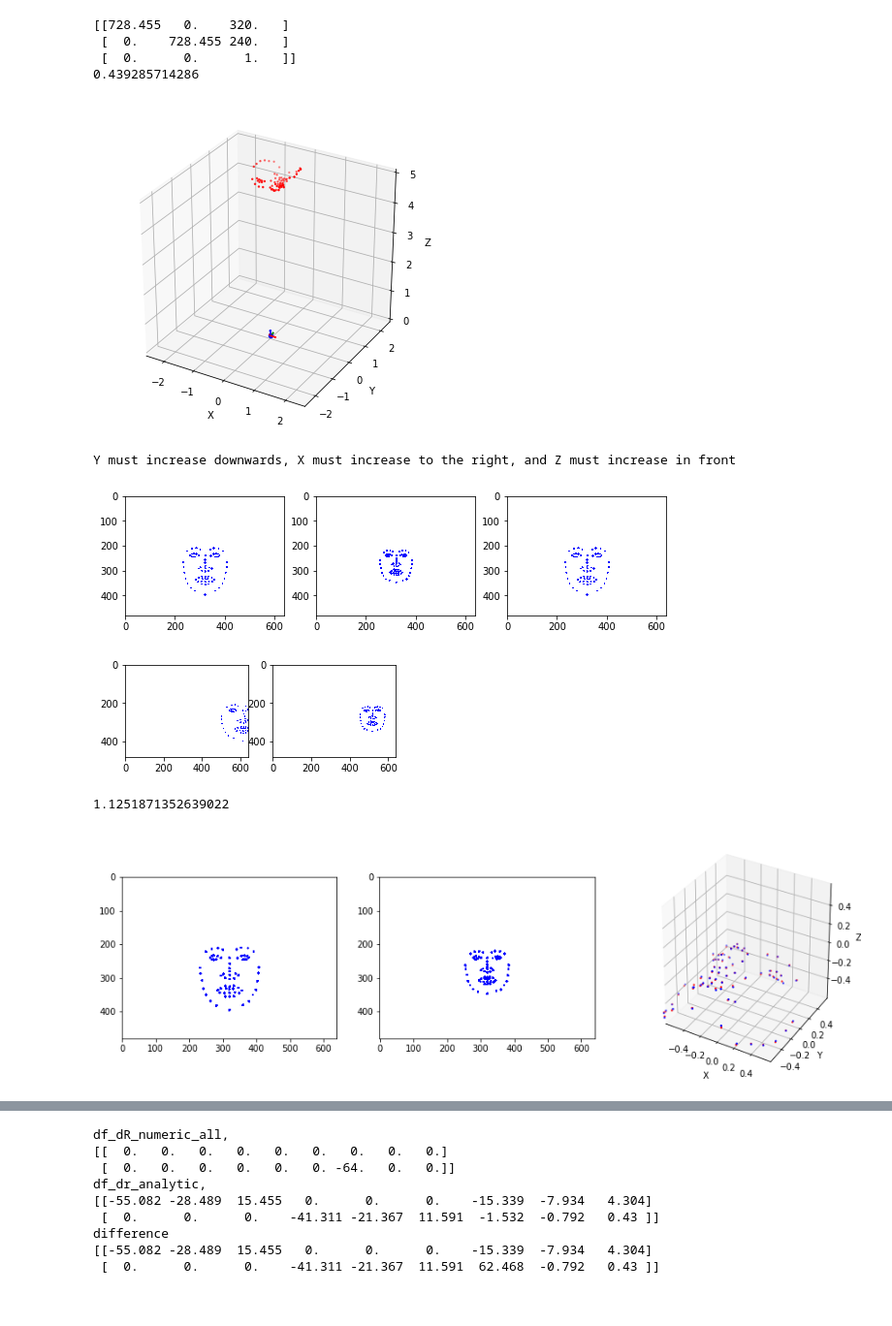
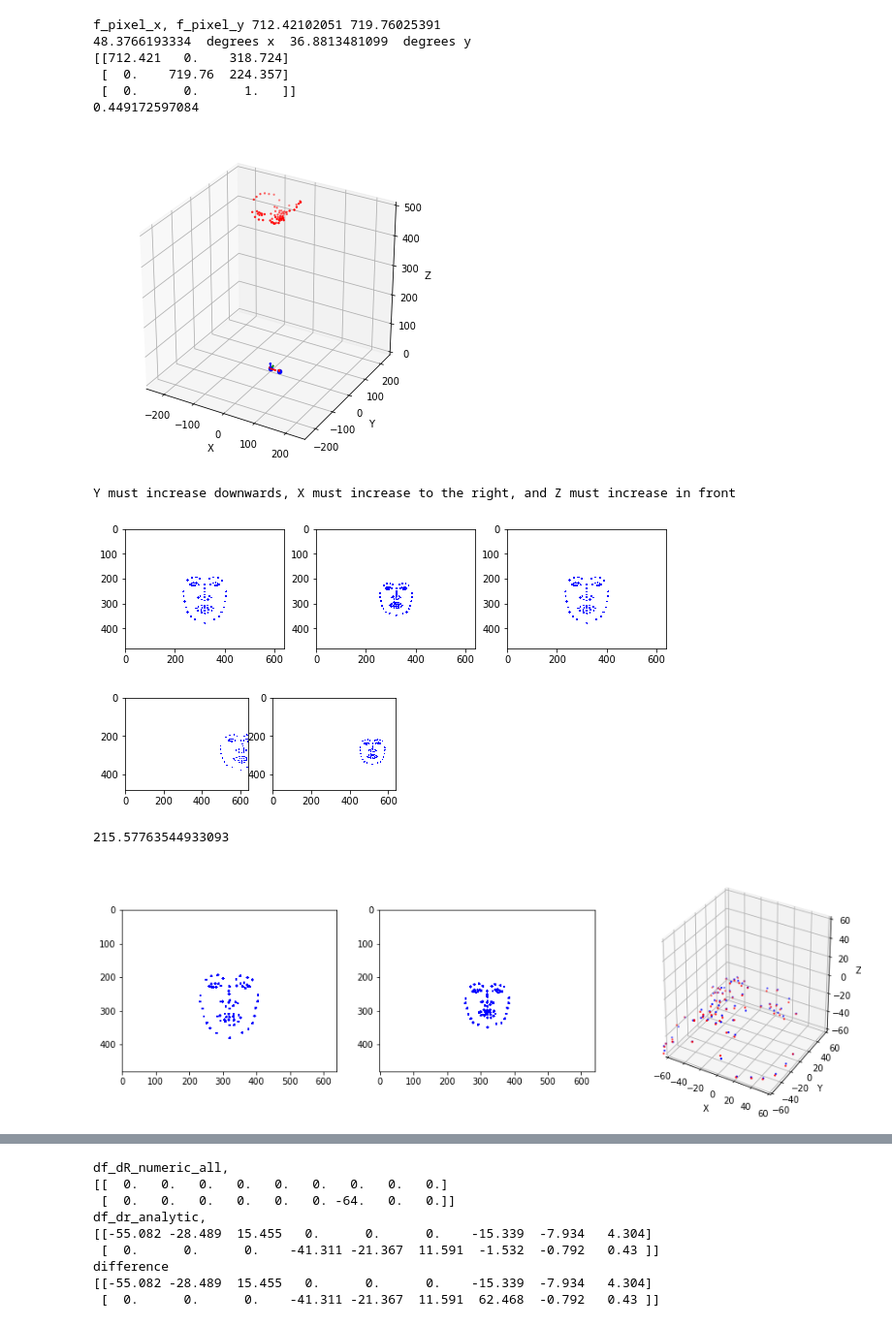
Before and after one commit to Iftimie/Camera-Perception-Experiments, a Jupyter notebook: AFTCore-perspective correction.ipynb, the cells around one changed output, grey strips where cells are left out. Shown: that part at 97% size. Saved outputs shown, nothing was run; the diff lists cells and outputs as text; code cells hidden in the pictures.

```diff
--- a/AFTCore-perspective correction.ipynb
+++ b/AFTCore-perspective correction.ipynb
@@ -116,8 +116,9 @@ points_3d_s = """static const PCA_POINT Frontal_MIDDLE_PCA_POINT[] = {
 random_noise = np.random.randn(2,69) * 2
 
 DO_NOT_CONSIDER_OX_OY = False
-PIXEL_WIDTH_IS_PIXEL_HEIGHT = True
-USE_ESTIMATED_CAMERA_MATRIX = False
+PIXEL_WIDTH_IS_PIXEL_HEIGHT = False
+PIXEL_HEIGHT_IS_PIXEL_WIDTH = False
+USE_ESTIMATED_CAMERA_MATRIX = True
 
 def load_points(points_3d_s, apply_revert = True, apply_translation = True):
     # load the 3d values
@@ -129,18 +130,20 @@ def load_points(points_3d_s, apply_revert = True, apply_translation = True):
         points_float.append(string_values)
     points_3d = np.array(points_float).T
 
-    #scale is in milimeters, I should normalize it in decimeters
-    points_3d /=100
 
     if apply_revert:
         points_3d[2,:] *=-1
         points_3d[1,:] *=-1
         if apply_translation == True:
-            points_3d[2,:] +=500/ 100 #500 milimeters to 5 decimeters
+            points_3d[2,:] +=500
     return points_3d
 
 def createCalibMatrix(fx, fy,ox,oy):#f_pixel_x, f_pixel_y
     if PIXEL_WIDTH_IS_PIXEL_HEIGHT == True:
+        return np.array([[  fy ,   0.  ,  ox], #increasing this will move the face to the right of the image
+                         [  0. ,   fy  ,  oy], #increasing this will move the face to the bottom of the image
+                         [  0. ,   0.  ,       1.    ]])
+    elif PIXEL_HEIGHT_IS_PIXEL_WIDTH == True:
         return np.array([[  fx ,   0.  ,  ox], #increasing this will move the face to the right of the image
                          [  0. ,   fx  ,  oy], #increasing this will move the face to the bottom of the image
                          [  0. ,   0.  ,       1.    ]])
@@ -189,9 +192,9 @@ def plotFacesModel(face_model, R1, C1, R2, C2, f, fig, subplot_code, fov_x, fov_
     ax.set_xlabel('X')
     ax.set_ylabel('Y')
     ax.set_zlabel('Z')
-    ax.set_xlim(-250 / 100.0,250 / 100.0)
-    ax.set_ylim(-250/ 100.0,250/ 100.0)
-    ax.set_zlim(0,500/ 100.0)
+    ax.set_xlim(-250 ,250 )
+    ax.set_ylim(-250,250)
+    ax.set_zlim(0,500)
 
     #camera1
     heading_vector = np.array([[0,0,f]]).T
@@ -243,9 +246,9 @@ def plotFacesModel(face_model, R1, C1, R2, C2, f, fig, subplot_code, fov_x, fov_
 
 
     #x y z axes
-    ax.quiver(0,0,0,20/ 100.0,0,0, colors='r')
-    ax.quiver(0,0,0,0,20/ 100.0,0, colors='g')
-    ax.quiver(0,0,0,0,0,20/ 100.0, colors='b')
+    ax.quiver(0,0,0,20,0,0, colors='r')
+    ax.quiver(0,0,0,0,20,0, colors='g')
+    ax.quiver(0,0,0,0,0,20, colors='b')
 
 def plotProjections(P1, P2, model_3d, ox, oy, fig, subplot_code):
     #camera 1
@@ -282,42 +285,57 @@ def plotProjections(P1, P2, model_3d, ox, oy, fig, subplot_code):
 def getCameraParams():
     img_w = 640
     img_h = 480
-    f_mm = 4200.0 / 100000 # 4200 is in um, thus -> dm # initially was to mm by dividing by 1000
-    pixel_width = 3690.0 / 100000
+    f_mm = 4200.0 / 1000 # 4200 is in um, thus -> dm # initially was to mm by dividing by 1000
+    pixel_width = 3690.0 / 1000
     #http://answers.opencv.org/question/17076/conversion-focal-distance-from-mm-to-pixels/
     f_pixel_x = (f_mm / pixel_width) * img_w
     f_pixel_y = (f_mm / pixel_width) * img_h
     if DO_NOT_CONSIDER_OX_OY:
         ox = 0
         oy = 0
     else:
         ox = img_w /2
         oy = img_h /2
     #https://stackoverflow.com/questions/39992968/how-to-calculate-field-of-view-of-the-camera-from-camera-intrinsic-matrix?rq=1
+    if PIXEL_WIDTH_IS_PIXEL_HEIGHT:
+        f_pixel_x = f_pixel_y
+    elif PIXEL_HEIGHT_IS_PIXEL_WIDTH:
+        f_pixel_y = f_pixel_x
+    #print "f_pixel_x, f_pixel_y", f_pixel_x, f_pixel_y
     fov_x = 2* math.atan(img_w/(2*f_pixel_x)) * 180.0 / math.pi
     fov_y = 2* math.atan(img_h/(2*f_pixel_y)) * 180.0 / math.pi
+    #print fov_x, " degrees x ", fov_y, " degrees y"
     return img_w, img_h, f_pixel_x, f_pixel_y, ox, oy, fov_x, fov_y, f_mm
 
 
 img_w, img_h, f_pixel_x, f_pixel_y, ox, oy, fov_x, fov_y, f_mm = getCameraParams()
 K = createCalibMatrix(f_pixel_x, f_pixel_y,ox,oy)
+if USE_ESTIMATED_CAMERA_MATRIX:
+    f_pixel_x = K[0,0]
+    f_pixel_y = K[1,1]
+print "f_pixel_x, f_pixel_y", f_pixel_x, f_pixel_y
+fov_x = 2* math.atan(img_w/(2*f_pixel_x)) * 180.0 / math.pi
+fov_y = 2* math.atan(img_h/(2*f_pixel_y)) * 180.0 / math.pi
+print fov_x, " degrees x ", fov_y, " degrees y"
 print K
 face_model = load_points(points_3d_s, apply_revert = True, apply_translation = True)
 P1, R1, C1  = createCameraMatrix_1(f_pixel_x, f_pixel_y, ox,oy)
 P2, R2, C2  = createCameraMatrix_2(-0.2, f_pixel_x, f_pixel_y, ox,oy)
 
 plt.rcParams['figure.figsize'] = [6, 6]
 fig = plt.figure()
 plotFacesModel(face_model, R1, C1, R2, C2, f_mm, fig, subplot_code = 111, fov_x = fov_x, fov_y = fov_y)
 plt.show()
 
 print "Y must increase downwards, X must increase to the right, and Z must increase in front"
 # %% [output]
-[[728.455   0.    320.   ]
- [  0.    728.455 240.   ]
+f_pixel_x, f_pixel_y 712.42102051 719.76025391
+48.3766193334  degrees x  36.8813481099  degrees y
+[[712.421   0.    318.724]
+ [  0.    719.76  224.357]
  [  0.      0.      1.   ]]
-0.439285714286
+0.449172597084
-[figure, old version]
+[figure, new version]
 Y must increase downwards, X must increase to the right, and Z must increase in front
 # %%
 def plotPerspective(P1, model_3d, img_w, img_h, fig, subplot_code):
@@ -340,7 +358,7 @@ def plotOrthographic(R1, C1, model_3d, img_w, img_h, fig, subplot_code):
 
     #camera 1  first model
     image1 = np.ones((img_h, img_w ,3), np.uint8) * 255
-    projected_points1 = R1.dot(model_3d * 100) + C1.reshape((3,1))
+    projected_points1 = R1.dot(model_3d ) + C1.reshape((3,1))
 
     if DO_NOT_CONSIDER_OX_OY:
         ox = 0
@@ -379,10 +397,10 @@ plotOrthographic(R1, C1, face_model, img_w, img_h, fig, subplot_code = 132)
 plotPerspective_v2(R1, C1, face_model, img_w, img_h, fig, subplot_code = 133)
 plt.show()
 # %% [output]
-[figure, old version]
+[figure, new version]
 # %%
 face_model_copy = face_model.copy()
-face_model_copy[0,:] +=200/ 100.0
+face_model_copy[0,:] +=200
 
 plt.rcParams['figure.figsize'] = [5, 5]
 fig = plt.figure()
@@ -390,7 +408,7 @@ plotPerspective(P1, face_model_copy, img_w, img_h, fig, subplot_code = 121)
 plotOrthographic(R1, C1, face_model_copy, img_w, img_h, fig, subplot_code = 122)
 plt.show()
 # %% [output]
-[figure, old version]
+[figure, new version]
 # %%
 
 def load_evectors(n_points, n_eigenvectors):
@@ -421,9 +439,9 @@ def plotDeformedVSOriginal(fig, deformed, original, subplot_code):
     ax.set_xlabel('X')
     ax.set_ylabel('Y')
     ax.set_zlabel('Z')
-    ax.set_xlim(-60/ 100.0,60/ 100.0)
-    ax.set_ylim(-60/ 100.0,60/ 100.0)
-    ax.set_zlim(-60/ 100.0,60/ 100.0)
+    ax.set_xlim(-60,60)
+    ax.set_ylim(-60,60)
+    ax.set_zlim(-60,60)
 
     xs = deformed[0,:]
     ys = deformed[1,:]
@@ -439,7 +457,7 @@ evectors = load_evectors(face_model.shape[1], 48)
 pDeformation = load_pDeformation()
 
 original_model = load_points(points_3d_s, apply_revert = False)
-delta_model = evectors.dot(pDeformation).reshape(-1, 1)/ 100.0
+delta_model = evectors.dot(pDeformation).reshape(-1, 1)
 
 face_model_copy = original_model.copy().reshape((original_model.shape[0] * original_model.shape[1], 1))
 original_model = original_model.reshape((original_model.shape[0] * original_model.shape[1], 1))
@@ -456,19 +474,19 @@ plotDeformedVSOriginal(fig, face_model_copy, original_model, subplot_code = 133)
 original_model_2 = original_model.copy()
 original_model_2[2,:] *=-1
 original_model_2[1,:] *=-1
-original_model_2[2,:] +=500/ 100.0
+original_model_2[2,:] +=500
 face_model_copy_2 = face_model_copy.copy()
 face_model_copy_2[2,:] *=-1
 face_model_copy_2[1,:] *=-1
-face_model_copy_2[2,:] +=500/ 100.0
+face_model_copy_2[2,:] +=500
 plotPerspective(P1, face_model_copy_2, img_w, img_h, fig, subplot_code = 131)
 plotOrthographic(R1, C1, face_model_copy_2, img_w, img_h, fig, subplot_code = 132)
 
 
 plt.show()
 # %% [output]
-1.1251871352639022
+215.57763544933093
-[figure, old version]
+[figure, new version]
 # %%
 K = createCalibMatrix(f_pixel_x, f_pixel_y, ox, oy)
 # %%
```
Also changed, not shown: parts of 4 cells of this notebook, 3 other files.
